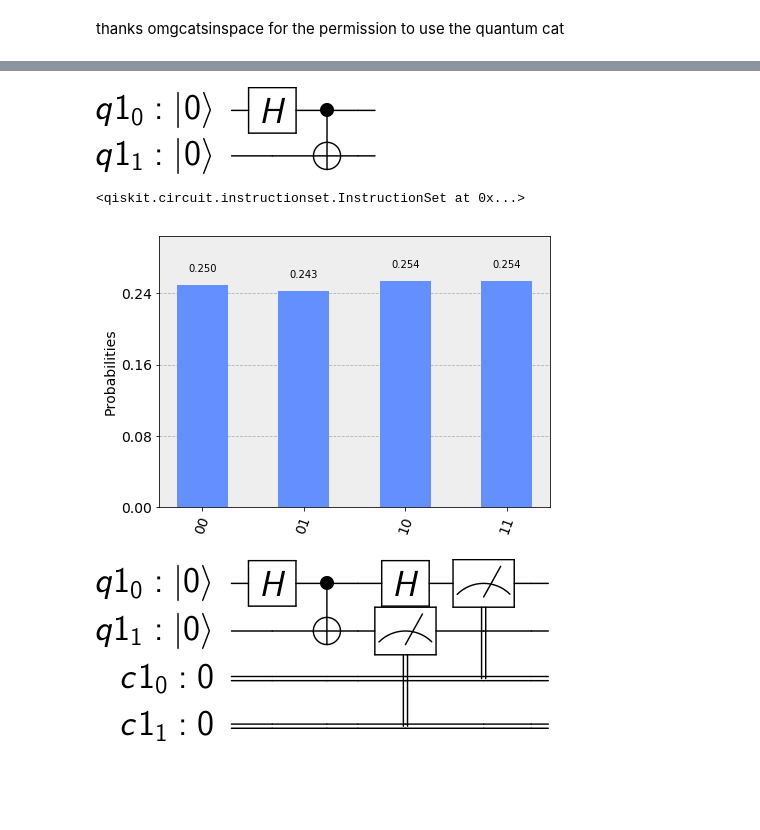
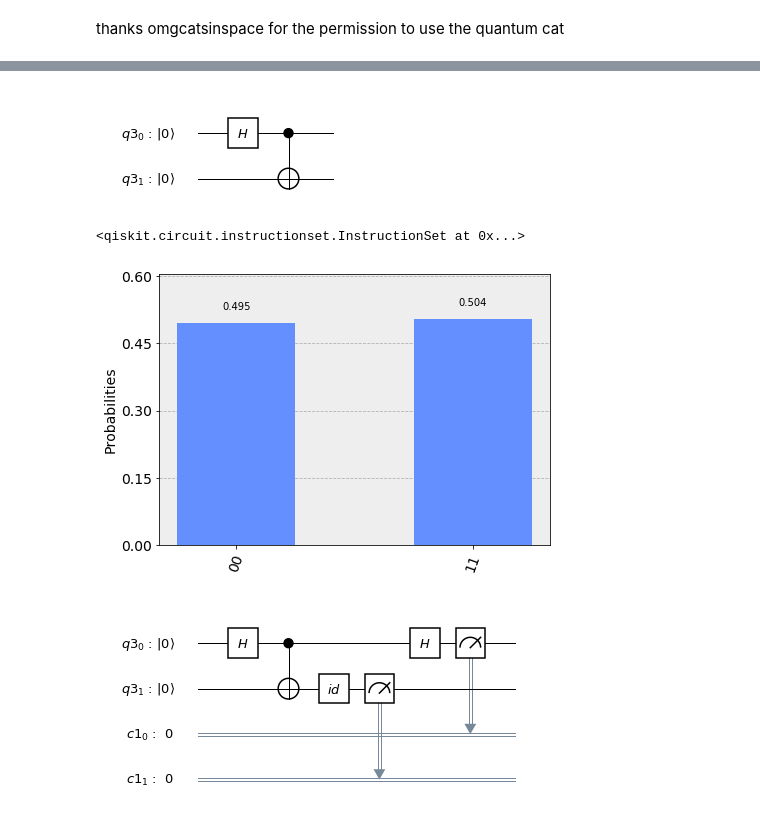
Before and after one commit to rraymondhp/qiskit-presentations, a Jupyter notebook: 2019-01-16/talk.ipynb, the cells around one changed output, grey strips where cells are left out. Saved outputs shown, nothing was run; the diff lists cells and outputs as text; code cells hidden in the pictures; blank space fills up the shorter version.

```diff
--- a/2019-01-16/talk.ipynb
+++ b/2019-01-16/talk.ipynb
@@ -158,16 +156,16 @@ circuit_drawer(qc)
 # %%
 # Quantum Registers
 q = QuantumRegister(2)
 
 # Build the circuit
 bell = QuantumCircuit(q)
 bell.h(q[0])
 bell.cx(q[0], q[1])
 
 # Draw the circuit
-circuit_drawer(bell)
+bell.draw(output="mpl")
 # %% [output]
-[figure, old version]
+[figure, new version]
 # %%
 c2 = ClassicalRegister(2)
 
@@ -198,15 +196,15 @@ meas_xx.measure(q, c2)
 <qiskit.circuit.instructionset.InstructionSet at 0x...>
 # %%
 # Execute the circuit
-qc = bell + meas_xz
-result = execute(qc, backend, shots=10000).result()
+qc = bell + meas_xx
+result = execute(qc, sim_backend, shots=10000).result()
 
 # Display the result
 plot_histogram(result.get_counts(qc))
 # %% [output]
-[figure, old version]
+[figure, new version]
-# %%
-circuit_drawer(qc)
-# %% [output]
-[figure, removed]
+# %%
+qc.draw(output="mpl")
+# %% [output]
+[figure, added]
 # %%
```
Also changed, not shown: parts of 21 cells of this notebook, 1 other file.
